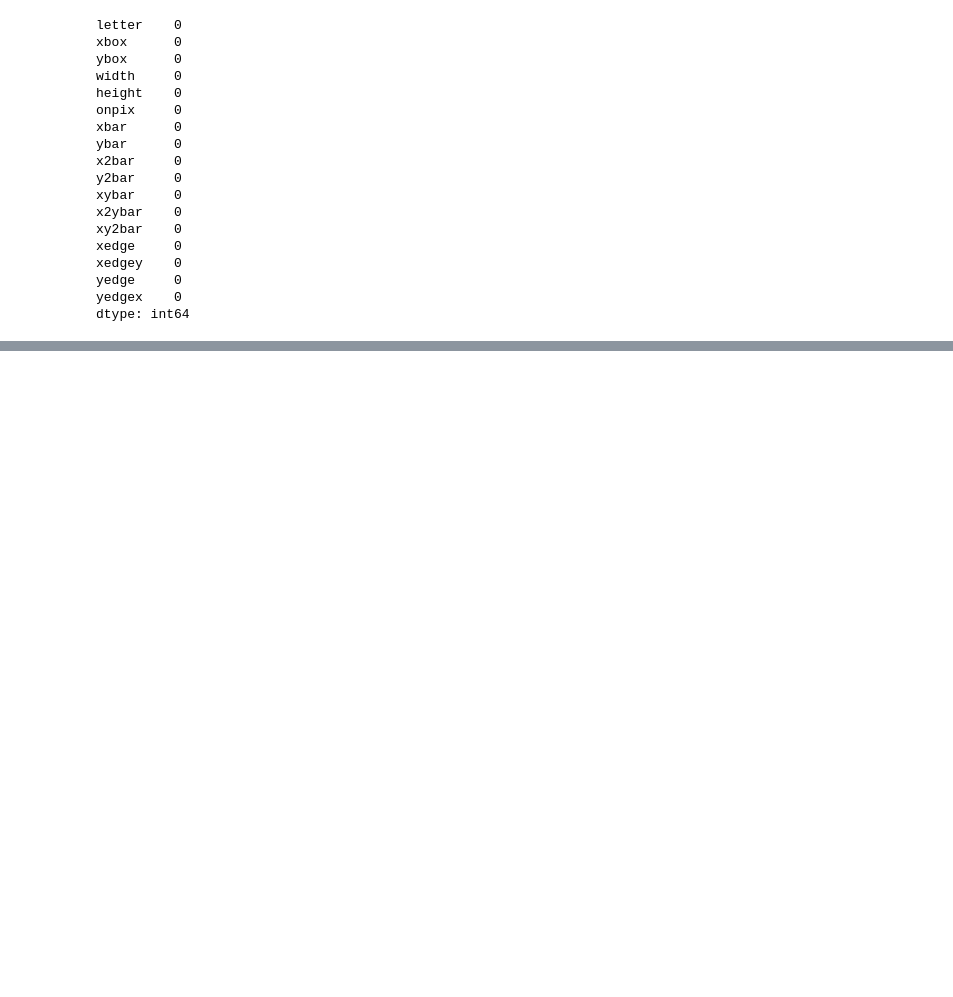
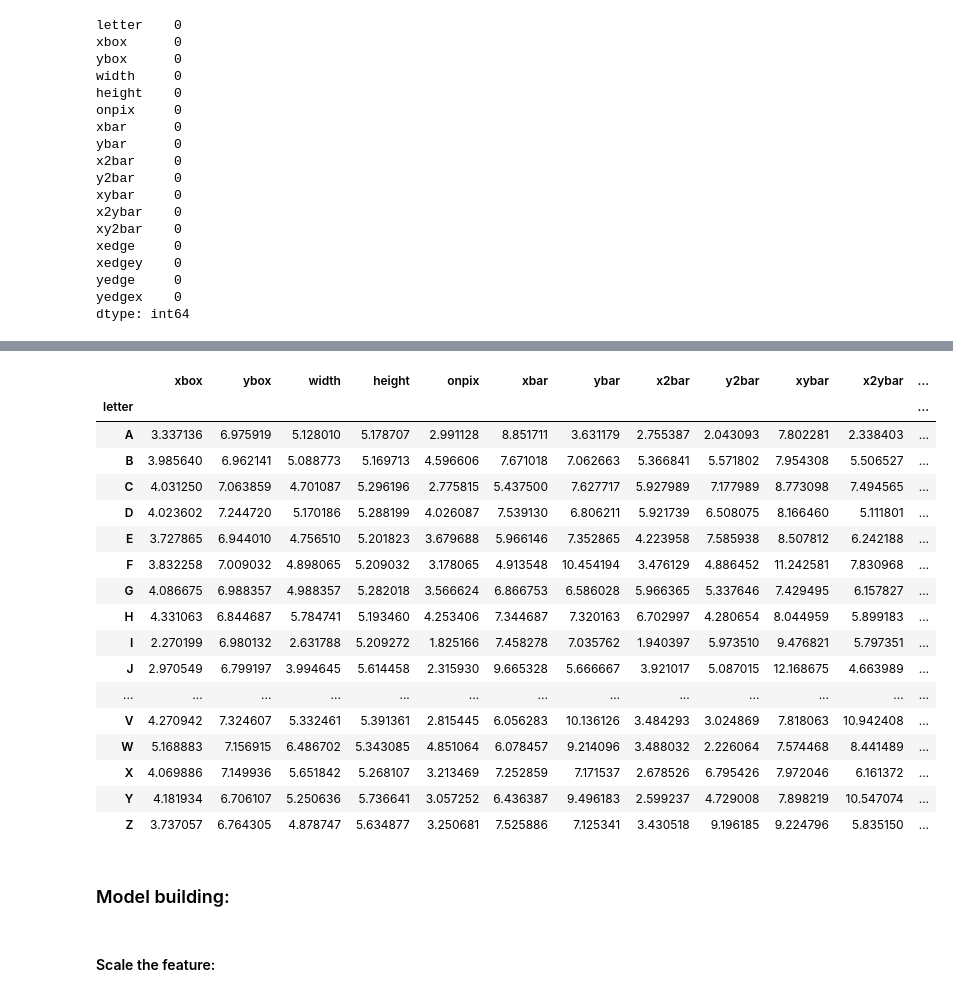
Before and after one commit to iamurali/upgrad_ml_ai, a Jupyter notebook: SVM/SVM_Letter_recognition.ipynb, the cells around one changed output, grey strips where cells are left out. Saved outputs shown, nothing was run; the diff lists cells and outputs as text; code cells hidden in the pictures; blank space fills up the shorter version.

```diff
--- a/SVM/SVM_Letter_recognition.ipynb
+++ b/SVM/SVM_Letter_recognition.ipynb
@@ -74,0 +83,23 @@ sns.barp
+# %%
+letters_data.groupby('letter').mean()
+# %% [output]
+|  | xbox | ybox | width | height | onpix | xbar | ybar | x2bar | y2bar | xybar | x2ybar | ... |
+| letter |  |  |  |  |  |  |  |  |  |  |  | ... |
+| A | 3.337136 | 6.975919 | 5.128010 | 5.178707 | 2.991128 | 8.851711 | 3.631179 | 2.755387 | 2.043093 | 7.802281 | 2.338403 | ... |
+| B | 3.985640 | 6.962141 | 5.088773 | 5.169713 | 4.596606 | 7.671018 | 7.062663 | 5.366841 | 5.571802 | 7.954308 | 5.506527 | ... |
+| C | 4.031250 | 7.063859 | 4.701087 | 5.296196 | 2.775815 | 5.437500 | 7.627717 | 5.927989 | 7.177989 | 8.773098 | 7.494565 | ... |
+| D | 4.023602 | 7.244720 | 5.170186 | 5.288199 | 4.026087 | 7.539130 | 6.806211 | 5.921739 | 6.508075 | 8.166460 | 5.111801 | ... |
+| E | 3.727865 | 6.944010 | 4.756510 | 5.201823 | 3.679688 | 5.966146 | 7.352865 | 4.223958 | 7.585938 | 8.507812 | 6.242188 | ... |
+| F | 3.832258 | 7.009032 | 4.898065 | 5.209032 | 3.178065 | 4.913548 | 10.454194 | 3.476129 | 4.886452 | 11.242581 | 7.830968 | ... |
+| G | 4.086675 | 6.988357 | 4.988357 | 5.282018 | 3.566624 | 6.866753 | 6.586028 | 5.966365 | 5.337646 | 7.429495 | 6.157827 | ... |
+| H | 4.331063 | 6.844687 | 5.784741 | 5.193460 | 4.253406 | 7.344687 | 7.320163 | 6.702997 | 4.280654 | 8.044959 | 5.899183 | ... |
+| I | 2.270199 | 6.980132 | 2.631788 | 5.209272 | 1.825166 | 7.458278 | 7.035762 | 1.940397 | 5.973510 | 9.476821 | 5.797351 | ... |
+| J | 2.970549 | 6.799197 | 3.994645 | 5.614458 | 2.315930 | 9.665328 | 5.666667 | 3.921017 | 5.087015 | 12.168675 | 4.663989 | ... |
+| ... | ... | ... | ... | ... | ... | ... | ... | ... | ... | ... | ... | ... |
+| V | 4.270942 | 7.324607 | 5.332461 | 5.391361 | 2.815445 | 6.056283 | 10.136126 | 3.484293 | 3.024869 | 7.818063 | 10.942408 | ... |
+| W | 5.168883 | 7.156915 | 6.486702 | 5.343085 | 4.851064 | 6.078457 | 9.214096 | 3.488032 | 2.226064 | 7.574468 | 8.441489 | ... |
+| X | 4.069886 | 7.149936 | 5.651842 | 5.268107 | 3.213469 | 7.252859 | 7.171537 | 2.678526 | 6.795426 | 7.972046 | 6.161372 | ... |
+| Y | 4.181934 | 6.706107 | 5.250636 | 5.736641 | 3.057252 | 6.436387 | 9.496183 | 2.599237 | 4.729008 | 7.898219 | 10.547074 | ... |
+| Z | 3.737057 | 6.764305 | 4.878747 | 5.634877 | 3.250681 | 7.525886 | 7.125341 | 3.430518 | 9.196185 | 9.224796 | 5.835150 | ... |
+# %% [markdown]
+### Model building:
@@ -74,0 +114,2 @@ sns.barp
+# %% [markdown]
+#### Scale the feature:
```
Also changed, not shown: parts of 20 cells of this notebook, 2 other files.
